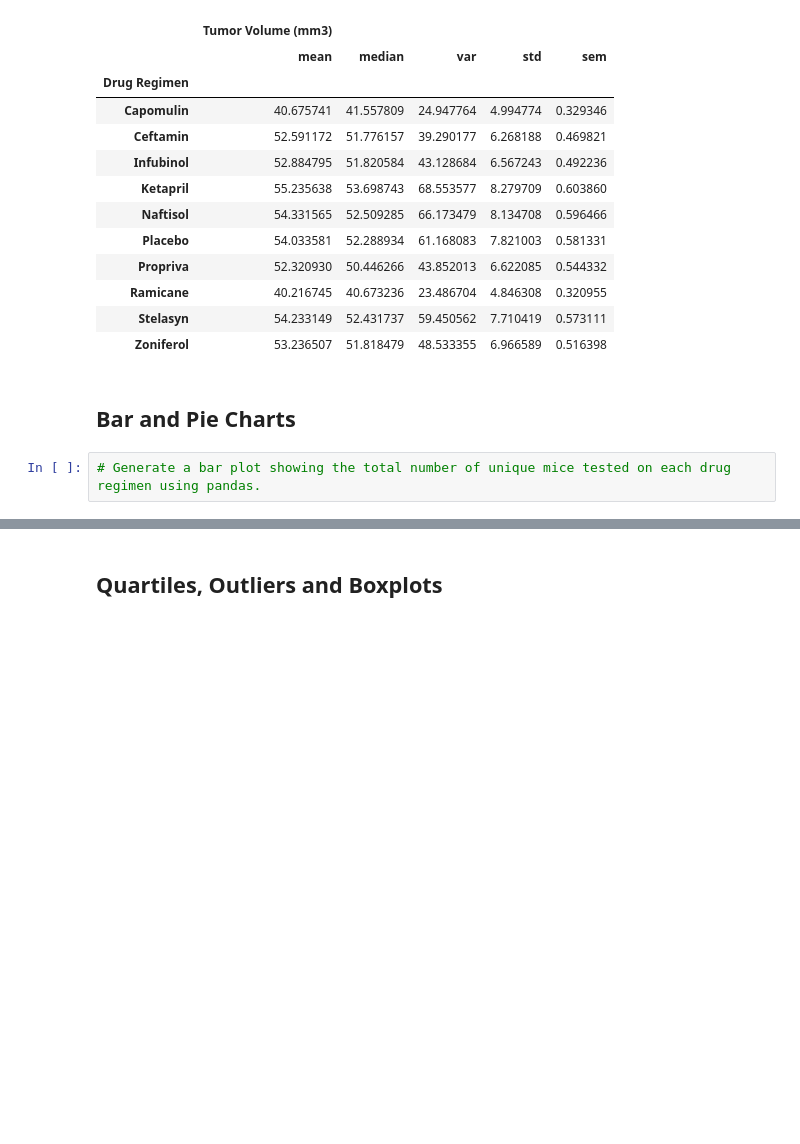
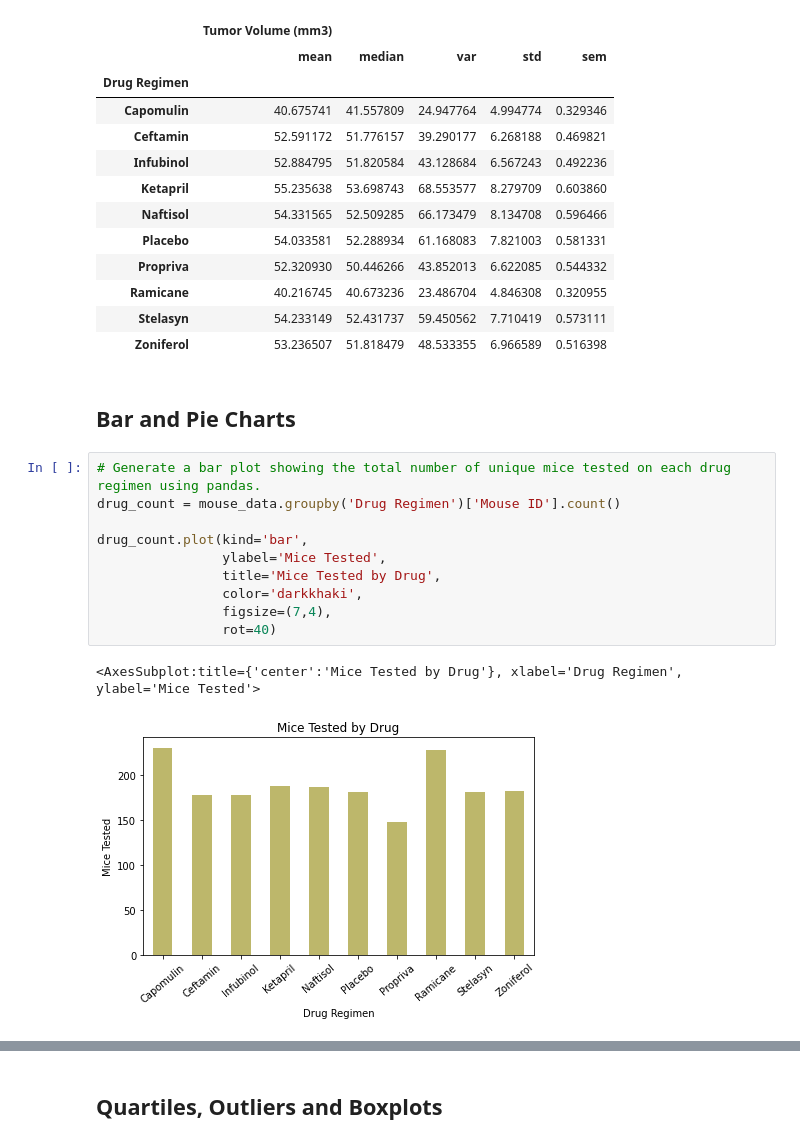
Before and after one commit to SwervingMage86/matplotlib-challenge, a Jupyter notebook: Pymaceuticals/pymaceuticals.ipynb, the cells around one changed output, grey strips where cells are left out. Saved outputs shown, nothing was run; the diff lists cells and outputs as text; blank space fills up the shorter version.

Commit message:
bar and pie charts

```diff
--- a/Pymaceuticals/pymaceuticals.ipynb
+++ b/Pymaceuticals/pymaceuticals.ipynb
@@ -168,5 +168,16 @@ drug_df
 ## Bar and Pie Charts
 # %%
 # Generate a bar plot showing the total number of unique mice tested on each drug regimen using pandas.
+drug_count = mouse_data.groupby('Drug Regimen')['Mouse ID'].count()
+
+drug_count.plot(kind='bar',
+                ylabel='Mice Tested',
+                title='Mice Tested by Drug',
+                color='darkkhaki',
+                figsize=(7,4),
+                rot=40)
+# %% [output]
+<AxesSubplot:title={'center':'Mice Tested by Drug'}, xlabel='Drug Regimen', ylabel='Mice Tested'>
+[figure, added]
 # %%
 # Generate a bar plot showing the total number of unique mice tested on each drug regimen using pyplot.
```
Also changed, not shown: parts of 4 cells of this notebook.
